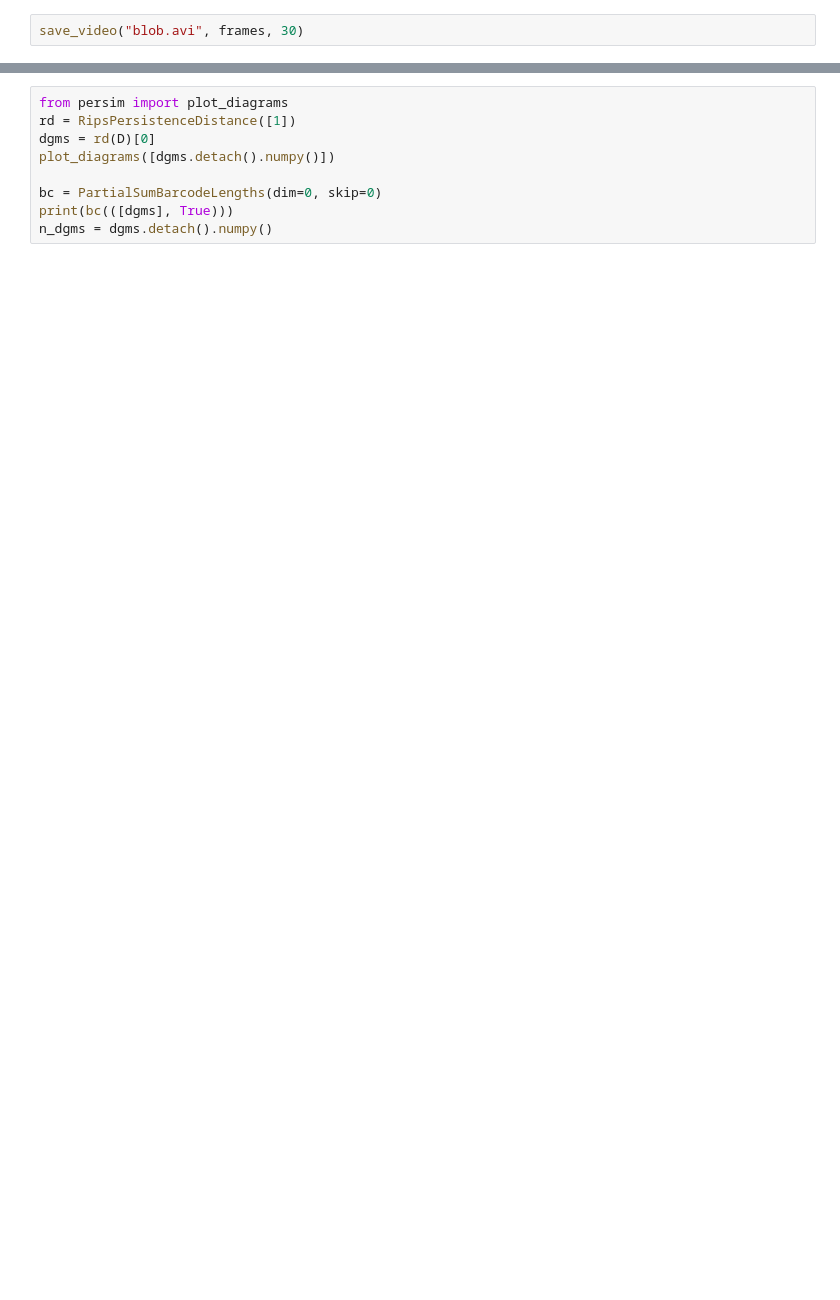
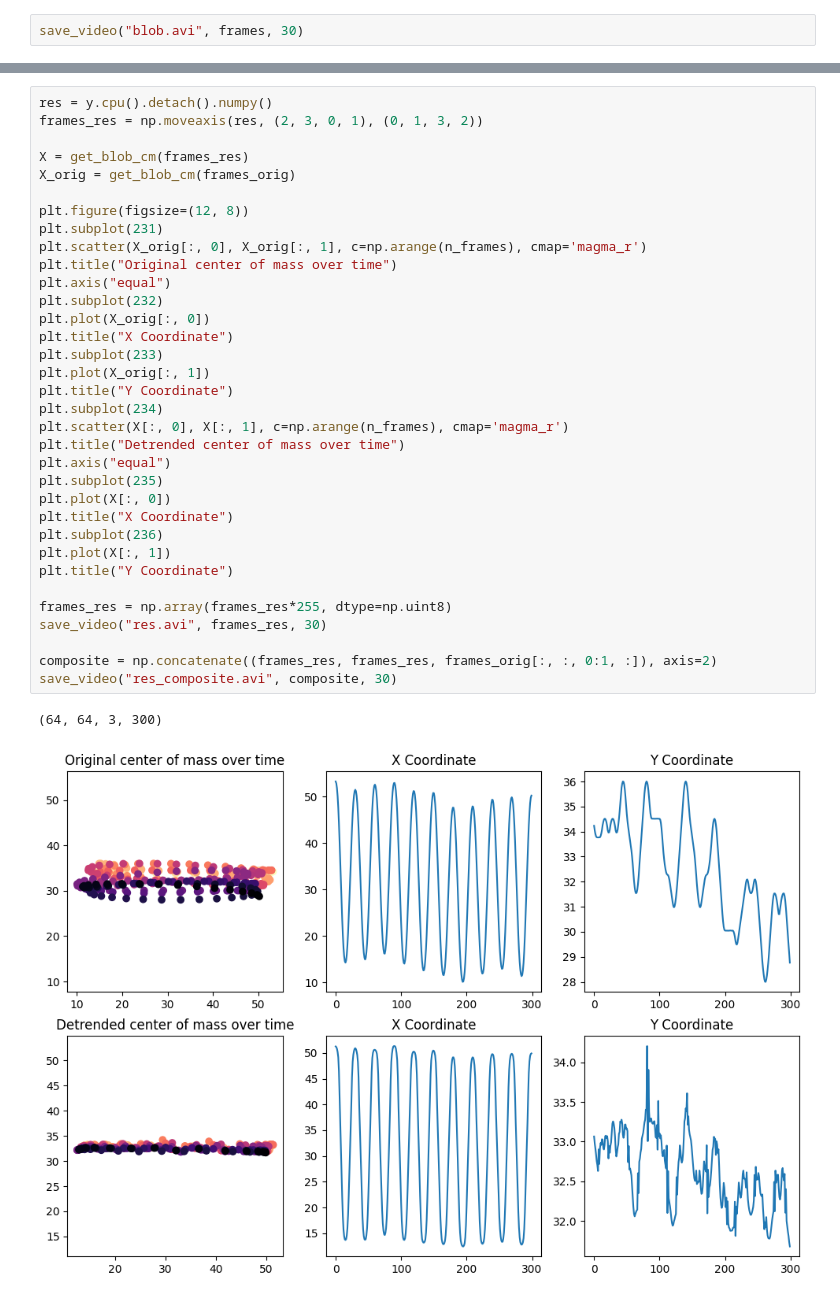
Before and after one commit to ctralie/deepcycles, a Jupyter notebook: DetrendingVideo.ipynb, the cells around one changed output, grey strips where cells are left out. Cells and saved outputs as stored; diff of their text form; blank space fills up the shorter version.

```diff
--- a/DetrendingVideo.ipynb
+++ b/DetrendingVideo.ipynb
@@ -228,9 +260,37 @@ y = autoencoder.train_epochs(200)
 # %%
-from persim import plot_diagrams
-rd = RipsPersistenceDistance([1])
-dgms = rd(D)[0]
-plot_diagrams([dgms.detach().numpy()])
+res = y.cpu().detach().numpy()
+frames_res = np.moveaxis(res, (2, 3, 0, 1), (0, 1, 3, 2))
 
-bc = PartialSumBarcodeLengths(dim=0, skip=0)
-print(bc(([dgms], True)))
-n_dgms = dgms.detach().numpy()
+X = get_blob_cm(frames_res)
+X_orig = get_blob_cm(frames_orig)
+
+plt.figure(figsize=(12, 8))
+plt.subplot(231)
+plt.scatter(X_orig[:, 0], X_orig[:, 1], c=np.arange(n_frames), cmap='magma_r')
+plt.title("Original center of mass over time")
+plt.axis("equal")
+plt.subplot(232)
+plt.plot(X_orig[:, 0])
+plt.title("X Coordinate")
+plt.subplot(233)
+plt.plot(X_orig[:, 1])
+plt.title("Y Coordinate")
+plt.subplot(234)
+plt.scatter(X[:, 0], X[:, 1], c=np.arange(n_frames), cmap='magma_r')
+plt.title("Detrended center of mass over time")
+plt.axis("equal")
+plt.subplot(235)
+plt.plot(X[:, 0])
+plt.title("X Coordinate")
+plt.subplot(236)
+plt.plot(X[:, 1])
+plt.title("Y Coordinate")
+
+frames_res = np.array(frames_res*255, dtype=np.uint8)
+save_video("res.avi", frames_res, 30)
+
+composite = np.concatenate((frames_res, frames_res, frames_orig[:, :, 0:1, :]), axis=2)
+save_video("res_composite.avi", composite, 30)
+# %% [output]
+(64, 64, 3, 300)
+[figure, added]
```
Also changed, not shown: parts of 6 cells of this notebook, 2 other files.
